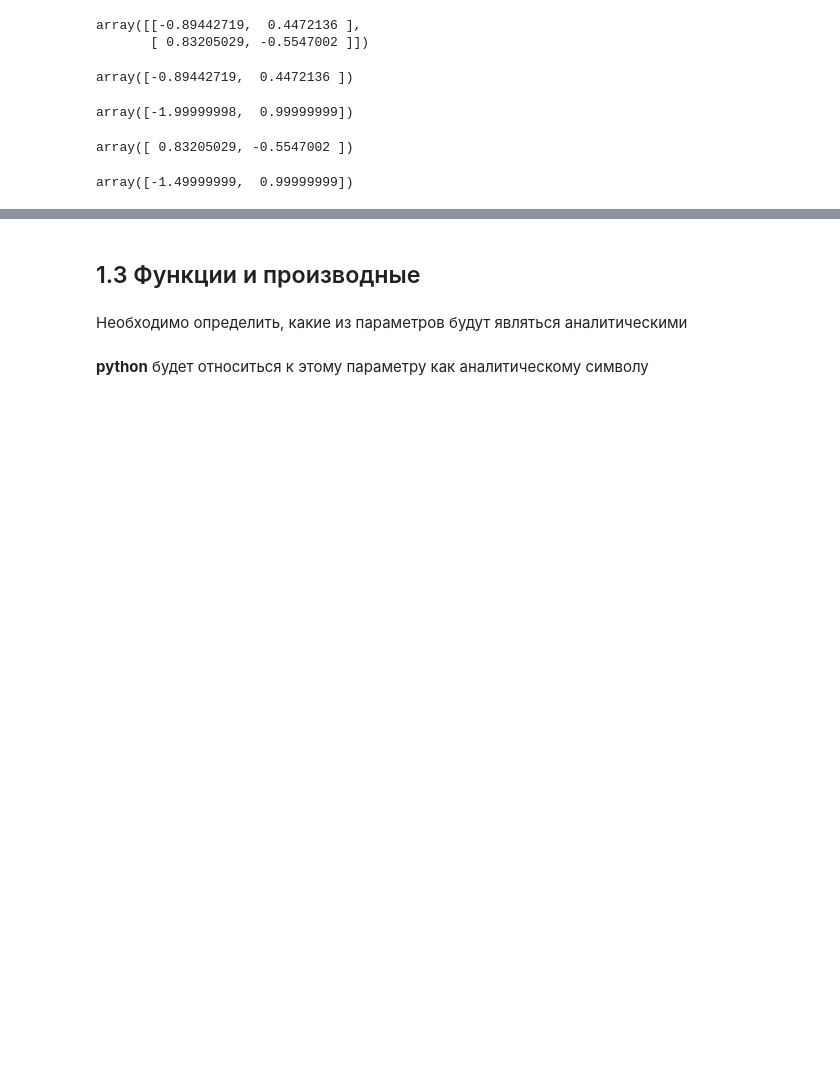
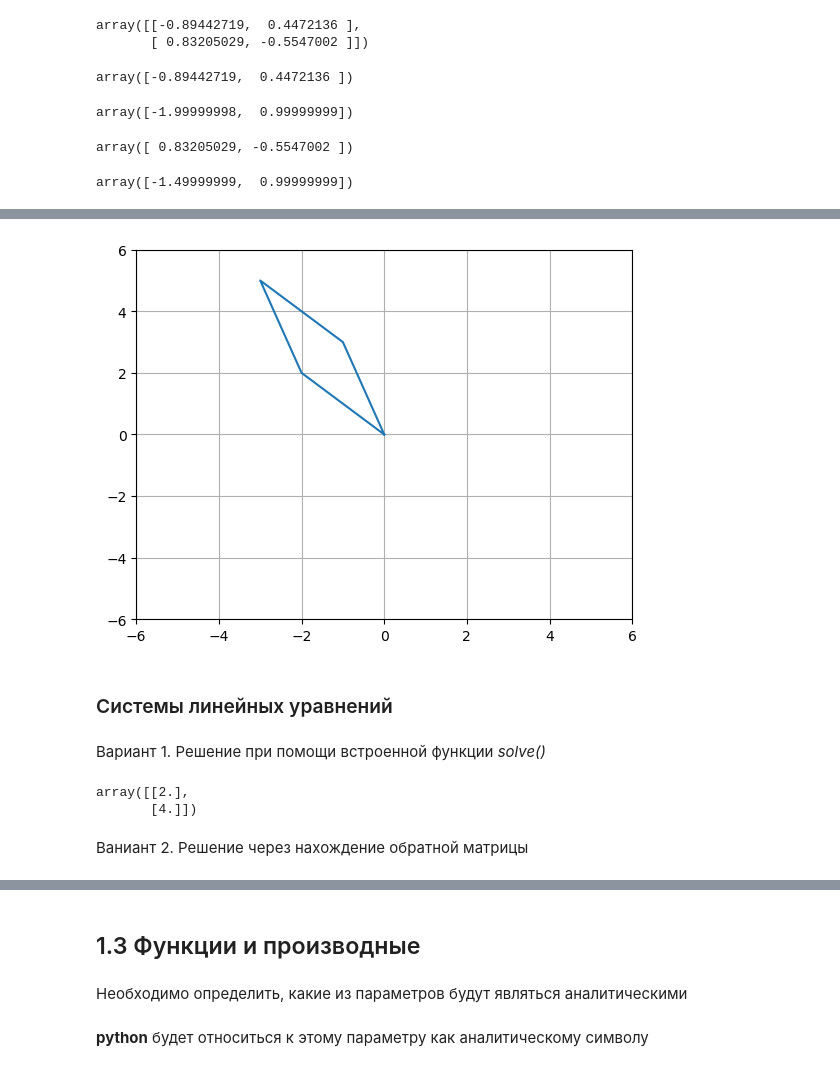
Before and after one commit to BalshowAndrew/math_datascience, a Jupyter notebook: 01_vectors.ipynb, the cells around one changed output, grey strips where cells are left out. Cells and saved outputs as stored; diff of their text form; code cells hidden in the pictures; blank space fills up the shorter version.

```diff
--- a/01_vectors.ipynb
+++ b/01_vectors.ipynb
@@ -638,0 +707,17 @@ array([-1.49999999,  0.99999999])
+# %%
+B = np.array([[-1, -1], [1, 3]])
+# %%
+res = B@A.T
+tt = res.T
+# %%
+A = np.array(tt)
+x = A[:, 0]
+y = A[:, 1]
+plt.plot(x, y)
+plt.ylim([-6, 6])
+plt.xlim([-6, 6])
+plt.grid(True)
+# %% [output]
+[figure, added]
+# %% [markdown]
+### Системы линейных уравнений
@@ -638,0 +729,9 @@ array([-1.49999999,  0.99999999])
+# %% [markdown]
+Вариант 1. Решение при помощи встроенной функции *solve()*
+# %%
+np.linalg.solve(A, B)
+# %% [output]
+array([[2.],
+       [4.]])
+# %% [markdown]
+Ваниант 2. Решение через нахождение обратной матрицы
```
Also changed, not shown: parts of 46 cells of this notebook, 2 other files.
